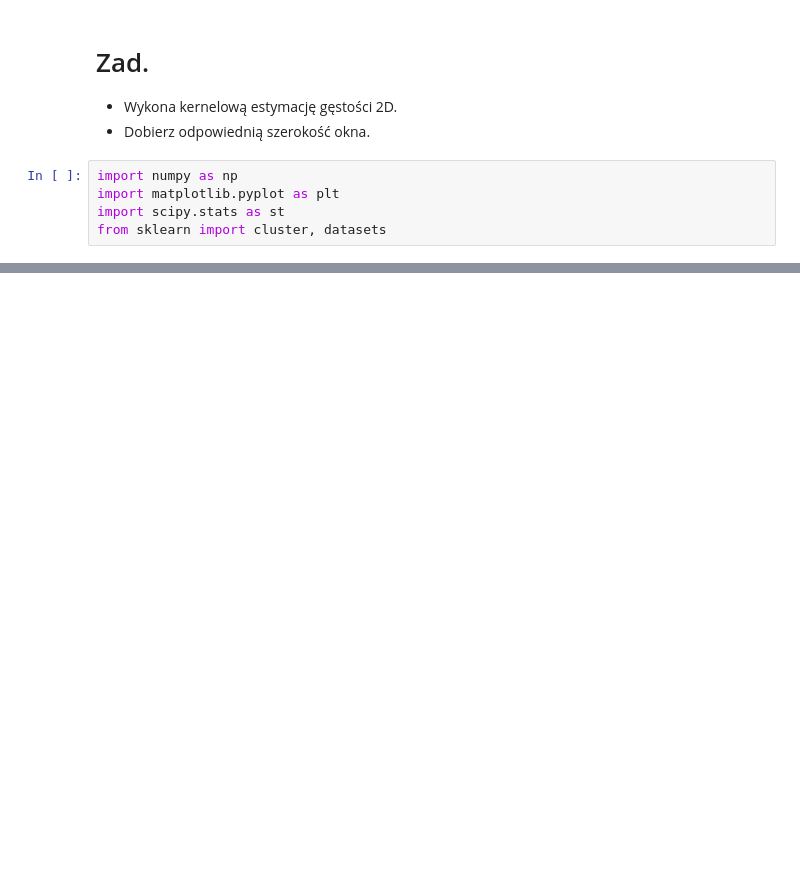
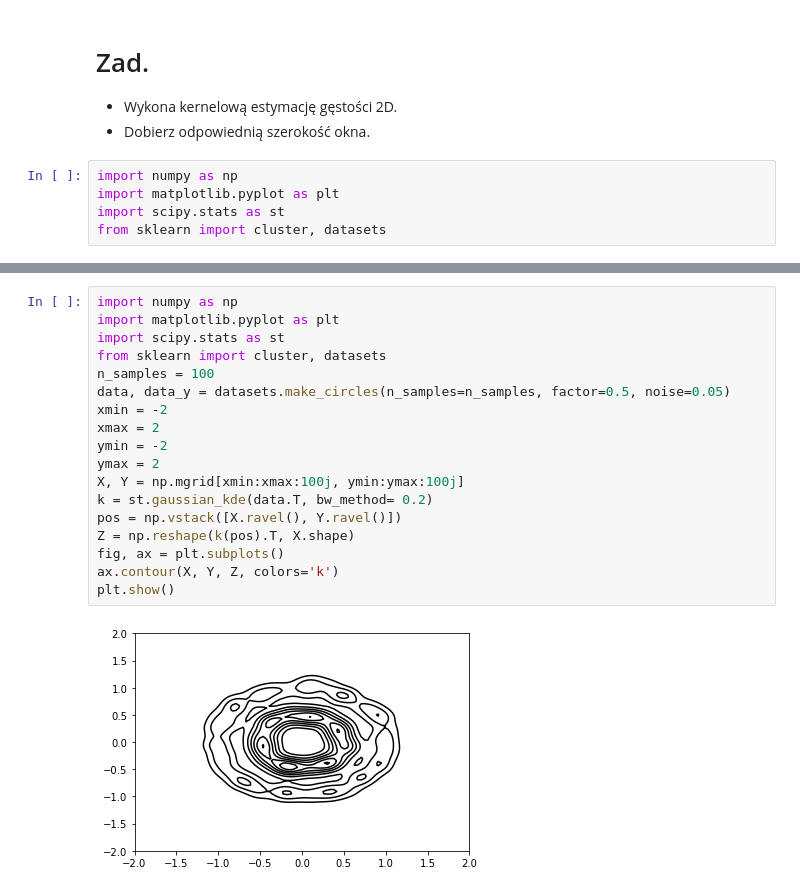
Before and after one commit to she3r/podstawy_sztucznej_inteligencji, a Jupyter notebook: Z03_E_kernel_density_estimation.ipynb, the cells around one changed output, grey strips where cells are left out. Cells and saved outputs as stored; diff of their text form; blank space fills up the shorter version.

```diff
--- a/Z03_E_kernel_density_estimation.ipynb
+++ b/Z03_E_kernel_density_estimation.ipynb
@@ -43,0 +44,20 @@ plt.show()
+# %%
+import numpy as np
+import matplotlib.pyplot as plt
+import scipy.stats as st
+from sklearn import cluster, datasets
+n_samples = 100
+data, data_y = datasets.make_circles(n_samples=n_samples, factor=0.5, noise=0.05)
+xmin = -2
+xmax = 2
+ymin = -2
+ymax = 2
+X, Y = np.mgrid[xmin:xmax:100j, ymin:ymax:100j]
+k = st.gaussian_kde(data.T, bw_method= 0.2)
+pos = np.vstack([X.ravel(), Y.ravel()])
+Z = np.reshape(k(pos).T, X.shape)
+fig, ax = plt.subplots()
+ax.contour(X, Y, Z, colors='k')
+plt.show()
+# %% [output]
+[figure, added]
```
Also changed, not shown: parts of 1 cell of this notebook, 2 other files.
